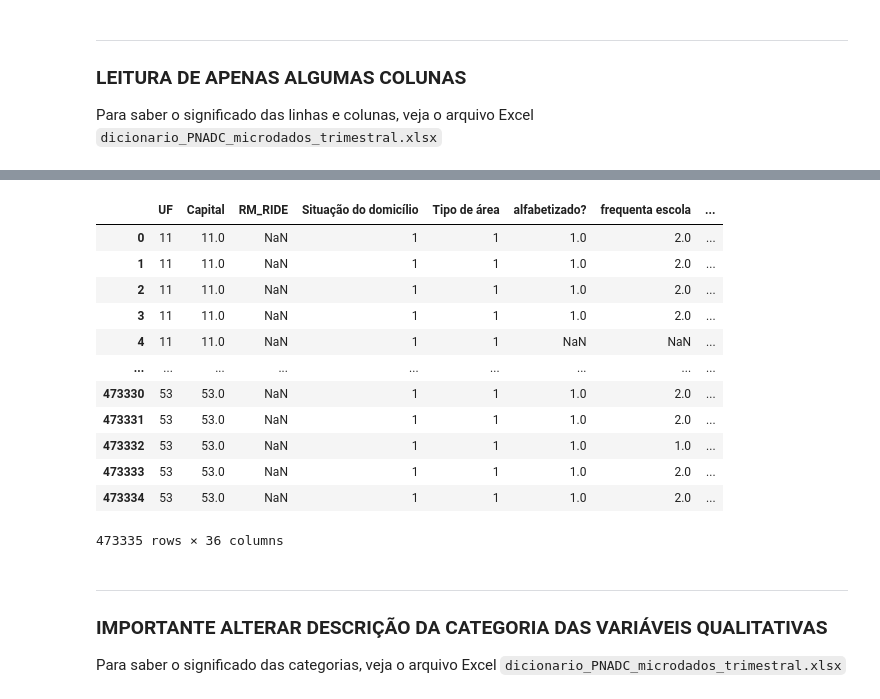
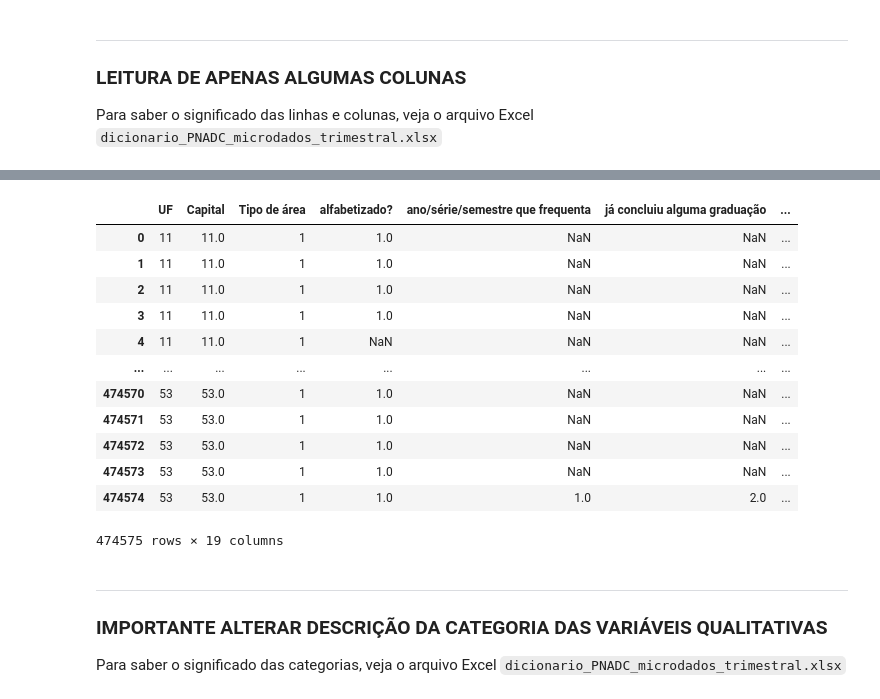
Before and after one commit to MaxG-Mattos/Cdados-projeto3, a Jupyter notebook: dadosp3.ipynb, the cells around one changed output, grey strips where cells are left out. Drawn from its saved outputs; the diff is of its cells as text; code cells hidden in the pictures.

```diff
--- a/dadosp3.ipynb
+++ b/dadosp3.ipynb
@@ -104,54 +96,53 @@ pnad23_1_small
 # %%
 cols ={"V1023":"Tipo de área",
-                               "V1022":"Situação do domicílio",
+                               #"V1022":"Situação do domicílio",
                                "V3001":"alfabetizado?",
-                               "V3002":"frequenta escola",
-                               "V3003":"curso",
-                               "V3004":"duração do curso",
-                               "V3005":"curso seriado",
+
                                "V3006":"ano/série/semestre que frequenta",
                                "V3007":"já concluiu alguma graduação",
                                "V3008":"frequentou escola?",
-                               "V3009":"curso mais elevado",
-                               "V3012":"concluiu com aprovação, pelo menos a primeira série",
+
+                               #"V3012":"concluiu com aprovação, pelo menos a primeira série",
                                "V3013":"último ano/série/semestre que concluiu com aprovação",
                                "V3014":"concluiu o curso",
                                "V4001":"Na semana trabalhou ou estagiou, durante pelo menos 1 hora, em atividade remunerada em dinheiro",
                                "V4002":"Na semana trabalhou ou estagiou, durante pelo menos 1 hora, em alguma atividade remunerada em outra espécie?",
                                "V4003":"Na semana fez algum bico ou trabalhou em alguma atividade ocasional remunerada durante pelo menos 1 hora?",
-                               "V4004":"Na semana ajudou durante pelo menos 1 hora, sem receber pagamento, no trabalho remunerado de algum morador do domicílio ou de parente?",
-                               "V4009":"Quantos trabalhos tinha na semana",
-                               "V4010":"Código da ocupação (cargo ou função)",
-                               "V4012":"Nesse trabalho, era:",
+                               #"V4004":"Na semana ajudou durante pelo menos 1 hora, sem receber pagamento, no trabalho remunerado de algum morador do domicílio ou de parente?",
+                               #"V4009":"Quantos trabalhos tinha na semana",
+                               #"V4010":"Código da ocupação (cargo ou função)",
+                               #"V4012":"Nesse trabalho, era:",
                                "V40121":"Trabalhador não remunerado",
-                               "V4013":"Código da principal atividade desse negócio/empresa",
+                               #"V4013":"Código da principal atividade desse negócio/empresa",
                                "V403311":"Número da faixa do rendimento/retirada em dinheiro",
                                "V403312":"rendimento bruto mensal em dinheiro",
                                "V403422":"Qual foi o rendimento bruto, valor estimado dos produtos ou mercadorias",
-                               "VD2003":"Número de componentes do domicílio (exclusive pensionista, empregado doméstico ou parente do empregado doméstico",
-                               "VD2004":"Espécie da unidade doméstica",
+                               #"VD2003":"Número de componentes do domicílio (exclusive pensionista, empregado doméstico ou parente do empregado doméstico",
+                               #"VD2004":"Espécie da unidade doméstica",
                                "VD3004":"Nível de instrução mais elevado alcançado (>= 5 anos)",
                                "VD3005":"Anos de estudo (>= 5 anos)",
                                "VD3006":"Grupos de anos de estudo (>= 5 anos)",
-                               "VD4001":"Condição em relação à força de trabalho na semana de referência para pessoas de 14 anos ou mais de idade",
-                               "VD4002":"Condição de ocupação na semana de referência para pessoas de idade >= 14 anos"}
+                               #"VD4001":"Condição em relação à força de trabalho na semana de referência para pessoas de 14 anos ou mais de idade",
+                               #"VD4002":"Condição de ocupação na semana de referência para pessoas de idade >= 14 anos"
+      }
 # %%
-pnad23_1_small.rename(columns = cols, inplace=True)
-pnad23_1_small
+pnad23_2_small.rename(columns = cols, inplace=True)
+
+pnad23_2_small
 # %% [output]
-|  | UF | Capital | RM_RIDE | Situação do domicílio | Tipo de área | alfabetizado? | frequenta escola | ... |
-| 0 | 11 | 11.0 | NaN | 1 | 1 | 1.0 | 2.0 | ... |
-| 1 | 11 | 11.0 | NaN | 1 | 1 | 1.0 | 2.0 | ... |
-| 2 | 11 | 11.0 | NaN | 1 | 1 | 1.0 | 2.0 | ... |
-| 3 | 11 | 11.0 | NaN | 1 | 1 | 1.0 | 2.0 | ... |
-| 4 | 11 | 11.0 | NaN | 1 | 1 | NaN | NaN | ... |
-| ... | ... | ... | ... | ... | ... | ... | ... | ... |
-| 473330 | 53 | 53.0 | NaN | 1 | 1 | 1.0 | 2.0 | ... |
-| 473331 | 53 | 53.0 | NaN | 1 | 1 | 1.0 | 2.0 | ... |
-| 473332 | 53 | 53.0 | NaN | 1 | 1 | 1.0 | 1.0 | ... |
-| 473333 | 53 | 53.0 | NaN | 1 | 1 | 1.0 | 2.0 | ... |
-| 473334 | 53 | 53.0 | NaN | 1 | 1 | 1.0 | 2.0 | ... |
+|  | UF | Capital | Tipo de área | alfabetizado? | ano/série/semestre que frequenta | já concluiu alguma graduação | ... |
+| 0 | 11 | 11.0 | 1 | 1.0 | NaN | NaN | ... |
+| 1 | 11 | 11.0 | 1 | 1.0 | NaN | NaN | ... |
+| 2 | 11 | 11.0 | 1 | 1.0 | NaN | NaN | ... |
+| 3 | 11 | 11.0 | 1 | 1.0 | NaN | NaN | ... |
+| 4 | 11 | 11.0 | 1 | NaN | NaN | NaN | ... |
+| ... | ... | ... | ... | ... | ... | ... | ... |
+| 474570 | 53 | 53.0 | 1 | 1.0 | NaN | NaN | ... |
+| 474571 | 53 | 53.0 | 1 | 1.0 | NaN | NaN | ... |
+| 474572 | 53 | 53.0 | 1 | 1.0 | NaN | NaN | ... |
+| 474573 | 53 | 53.0 | 1 | 1.0 | NaN | NaN | ... |
+| 474574 | 53 | 53.0 | 1 | 1.0 | 1.0 | 2.0 | ... |
-473335 rows × 36 columns
+474575 rows × 19 columns
 # %% [markdown]
 ___
 
```
Also changed, not shown: parts of 3 cells of this notebook.
